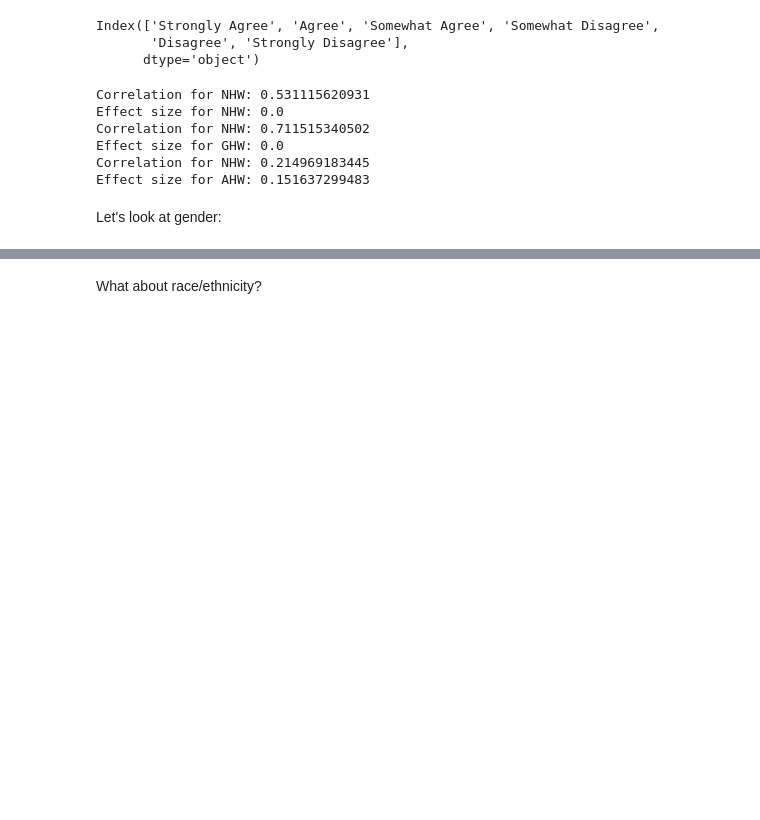
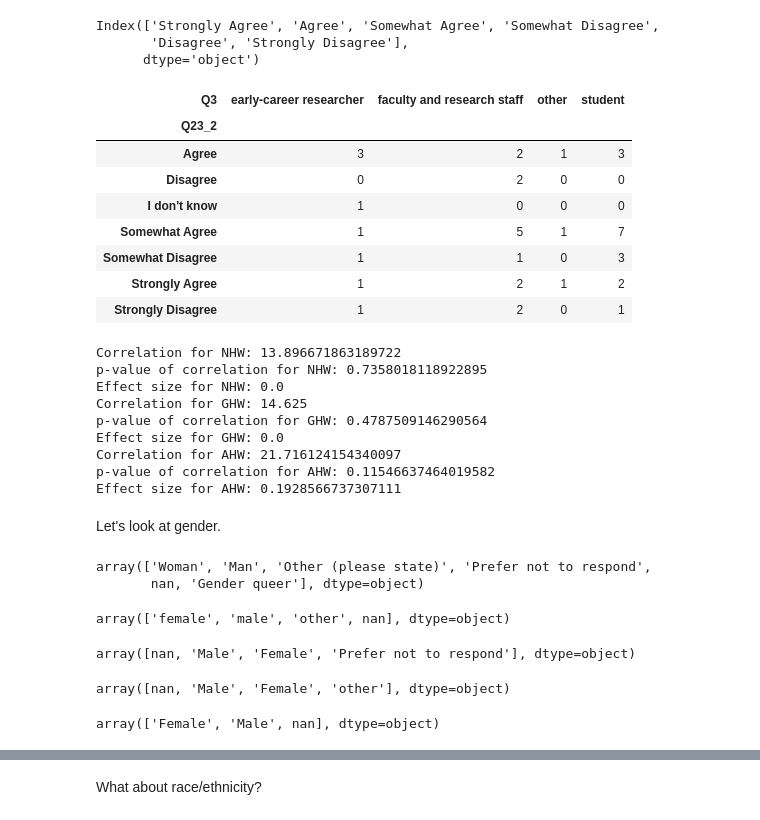
Before and after one commit to uwescience/HackWeek-Writeup, a Jupyter notebook: code/Analysis.ipynb, the cells around one changed output, grey strips where cells are left out. Cells and saved outputs as stored; diff of their text form; code cells hidden in the pictures; blank space fills up the shorter version.

```diff
--- a/code/Analysis.ipynb
+++ b/code/Analysis.ipynb
@@ -680,25 +750,49 @@ ghw_tmp.Q23_2.cat.categories
 Index(['Strongly Agree', 'Agree', 'Somewhat Agree', 'Somewhat Disagree',
        'Disagree', 'Strongly Disagree'],
       dtype='object')
+# %%
+nhw_cm = pd.crosstab(nhw_tmp["Q23_2"], nhw_tmp["Q3"])
+# %%
+nhw_cm
+# %% [output]
+| Q3 | early-career researcher | faculty and research staff | other | student |
+| Q23_2 |  |  |  |  |
+| Agree | 3 | 2 | 1 | 3 |
+| Disagree | 0 | 2 | 0 | 0 |
+| I don't know | 1 | 0 | 0 | 0 |
+| Somewhat Agree | 1 | 5 | 1 | 7 |
+| Somewhat Disagree | 1 | 1 | 0 | 3 |
+| Strongly Agree | 1 | 2 | 1 | 2 |
+| Strongly Disagree | 1 | 2 | 0 | 1 |
 # %%
 nhw_cm = pd.crosstab(nhw_tmp["Q23_2"], nhw_tmp["Q3"])
-print("Correlation for NHW: " + str(scipy.stats.chi2_contingency(nhw_cm)[1]))
+print("Correlation for NHW: " + str(scipy.stats.chi2_contingency(nhw_cm)[0]))
+print("p-value of correlation for NHW: " + str(scipy.stats.chi2_contingency(nhw_cm)[1]))
 print("Effect size for NHW: " + str(cramers_corrected_stat(nhw_cm)))
 
 ghw_cm = pd.crosstab(ghw_tmp["Q23_2"], ghw_tmp["Q3"])
-print("Correlation for NHW: " + str(scipy.stats.chi2_contingency(ghw_cm)[1]))
-
+print("Correlation for GHW: " + str(scipy.stats.chi2_contingency(ghw_cm)[0]))
+print("p-value of correlation for GHW: " + str(scipy.stats.chi2_contingency(ghw_cm)[1]))
 print("Effect size for GHW: " + str(cramers_corrected_stat(ghw_cm)))
 
 ahw_cm = pd.crosstab(ahw_tmp["Q23_2"], ahw_tmp["Q3"])
-print("Correlation for NHW: " + str(scipy.stats.chi2_contingency(ahw_cm)[1]))
+print("Correlation for AHW: " + str(scipy.stats.chi2_contingency(ahw_cm)[0]))
+print("p-value of correlation for AHW: " + str(scipy.stats.chi2_contingency(ahw_cm)[1]))
 print("Effect size for AHW: " + str(cramers_corrected_stat(ahw_cm)))
 # %% [output]
-Correlation for NHW: 0.531115620931
+Correlation for NHW: 13.896671863189722
+p-value of correlation for NHW: 0.7358018118922895
 Effect size for NHW: 0.0
-Correlation for NHW: 0.711515340502
+Correlation for GHW: 14.625
+p-value of correlation for GHW: 0.4787509146290564
 Effect size for GHW: 0.0
-Correlation for NHW: 0.214969183445
-Effect size for AHW: 0.151637299483
+Correlation for AHW: 21.716124154340097
+p-value of correlation for AHW: 0.11546637464019582
+Effect size for AHW: 0.1928566737307111
 # %% [markdown]
-Let's look at gender:
+Let's look at gender.
+# %%
+AHWdata["Q27"].unique()
+# %% [output]
+array(['Woman', 'Man', 'Other (please state)', 'Prefer not to respond',
+       nan, 'Gender queer'], dtype=object)
@@ -704,0 +806,8 @@ Let's look at gender:
+# %%
+AHWdata["Q27"].unique()
+# %% [output]
+array(['female', 'male', 'other', nan], dtype=object)
+# %%
+GHWdata["Q27"].unique()
+# %% [output]
+array([nan, 'Male', 'Female', 'Prefer not to respond'], dtype=object)
@@ -705,3 +816,11 @@ Let's look at gender:
+# %%
+GHWdata["Q27"].unique()
+# %% [output]
+array([nan, 'Male', 'Female', 'other'], dtype=object)
+# %%
+NHWdata["Q27"].unique()
+# %% [output]
+array(['Female', 'Male', nan], dtype=object)
 # %%
 fig, ax = plt.subplots(1, 1, figsize=(16,6))
 _plot_categorical(AHWdata, "Q23_2", "Q27",
```
Also changed, not shown: parts of 21 cells of this notebook.
